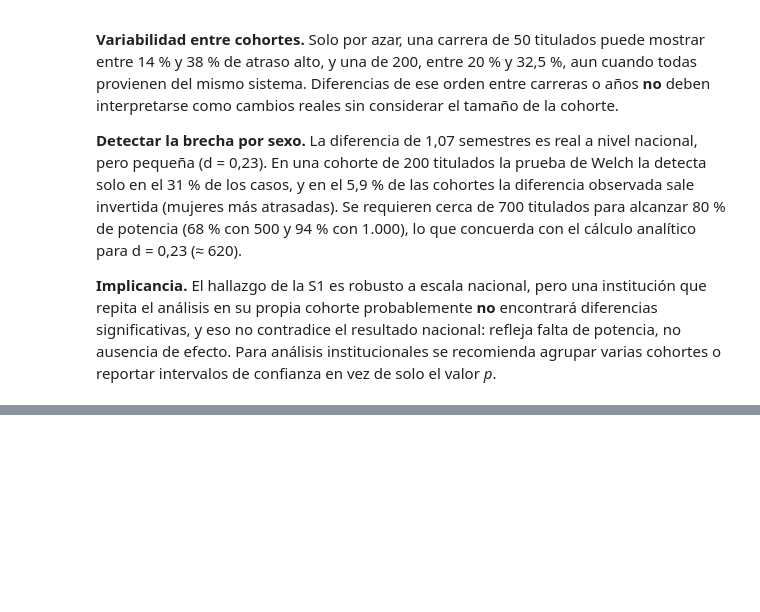
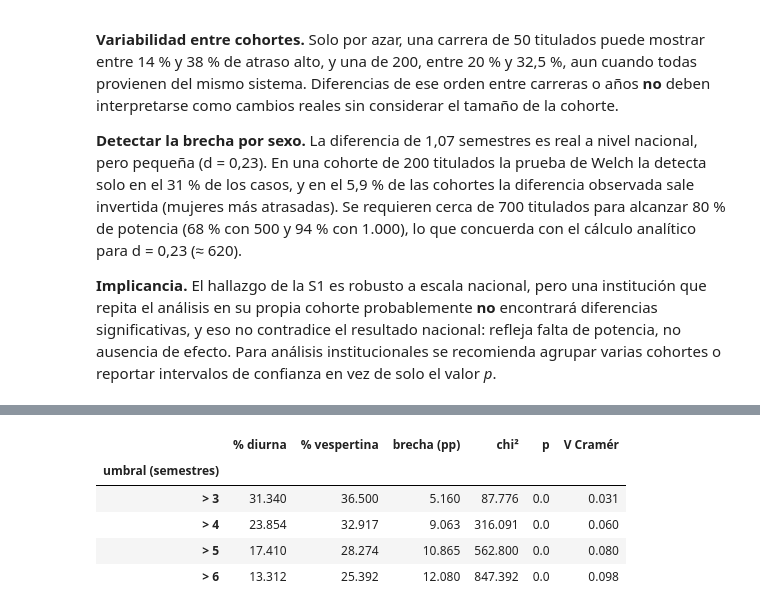
Before and after one commit to Feroroman/sumativa1-f2-mcdi501, a Jupyter notebook: S2/notebooks/Sumativa2_F3_Titulados.ipynb, the cells around one changed output, grey strips where cells are left out. Drawn from its saved outputs; the diff is of its cells as text; code cells hidden in the pictures; blank space fills up the shorter version.

```diff
--- a/S2/notebooks/Sumativa2_F3_Titulados.ipynb
+++ b/S2/notebooks/Sumativa2_F3_Titulados.ipynb
@@ -598,0 +708,22 @@ plt.show()
+# %%
+filas = []
+j = df[df["jornada"].isin(["Diurna", "Vespertina"]) & df["atraso_semestres"].notna()]
+for u in [3, 4, 5, 6]:
+    alto = j["atraso_semestres"] > u
+    pct = alto.groupby(j["jornada"]).mean() * 100
+    chi2 = stats.chi2_contingency(pd.crosstab(j["jornada"], alto), correction=False)
+    filas.append({"umbral (semestres)": f"> {u}",
+                  "% diurna": pct["Diurna"], "% vespertina": pct["Vespertina"],
+                  "brecha (pp)": pct["Vespertina"] - pct["Diurna"],
+                  "chi²": chi2.statistic, "p": chi2.pvalue,
+                  "V Cramér": np.sqrt(chi2.statistic / len(j))})
+
+tabla_umbral = pd.DataFrame(filas).set_index("umbral (semestres)")
+tabla_umbral.round(3)
+# %% [output]
+|  | % diurna | % vespertina | brecha (pp) | chi² | p | V Cramér |
+| umbral (semestres) |  |  |  |  |  |  |
+| > 3 | 31.340 | 36.500 | 5.160 | 87.776 | 0.0 | 0.031 |
+| > 4 | 23.854 | 32.917 | 9.063 | 316.091 | 0.0 | 0.060 |
+| > 5 | 17.410 | 28.274 | 10.865 | 562.800 | 0.0 | 0.080 |
+| > 6 | 13.312 | 25.392 | 12.080 | 847.392 | 0.0 | 0.098 |
```
Also changed, not shown: parts of 8 cells of this notebook, 2 other files.
